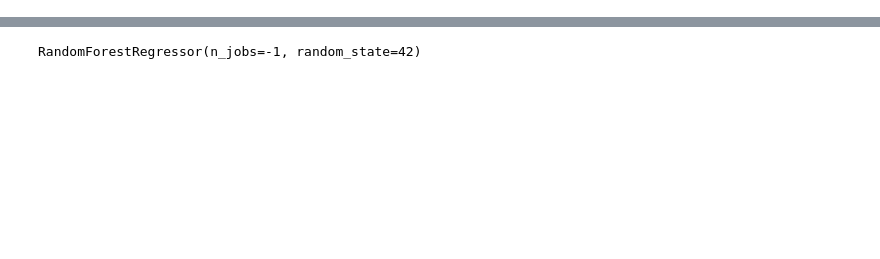
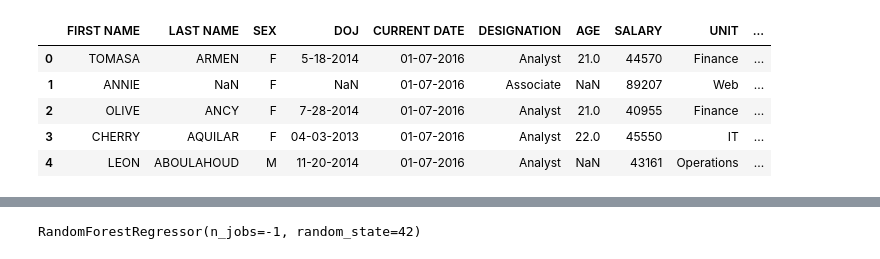
Before and after one commit to hous087S/Conformal-prediction, a Jupyter notebook: INFOSP.ipynb, the cells around one changed output, grey strips where cells are left out. Drawn from its saved outputs; the diff is of its cells as text; code cells hidden in the pictures; blank space fills up the shorter version.

Commit message:
head and describe

```diff
--- a/INFOSP.ipynb
+++ b/INFOSP.ipynb
@@ -11,3 +11,12 @@ y  = df['SALARY']
 X  = df.drop('SALARY', axis=1)
 X  = pd.get_dummies(X).dropna()
 y  = y.loc[X.index]
+# %%
+df.head()
+# %% [output]
+|  | FIRST NAME | LAST NAME | SEX | DOJ | CURRENT DATE | DESIGNATION | AGE | SALARY | UNIT | ... |
+| 0 | TOMASA | ARMEN | F | 5-18-2014 | 01-07-2016 | Analyst | 21.0 | 44570 | Finance | ... |
+| 1 | ANNIE | NaN | F | NaN | 01-07-2016 | Associate | NaN | 89207 | Web | ... |
+| 2 | OLIVE | ANCY | F | 7-28-2014 | 01-07-2016 | Analyst | 21.0 | 40955 | Finance | ... |
+| 3 | CHERRY | AQUILAR | F | 04-03-2013 | 01-07-2016 | Analyst | 22.0 | 45550 | IT | ... |
+| 4 | LEON | ABOULAHOUD | M | 11-20-2014 | 01-07-2016 | Analyst | NaN | 43161 | Operations | ... |
```
Also changed, not shown: parts of 2 cells of this notebook.
